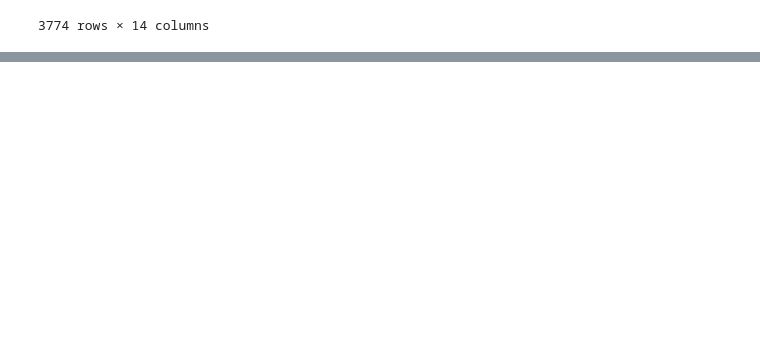
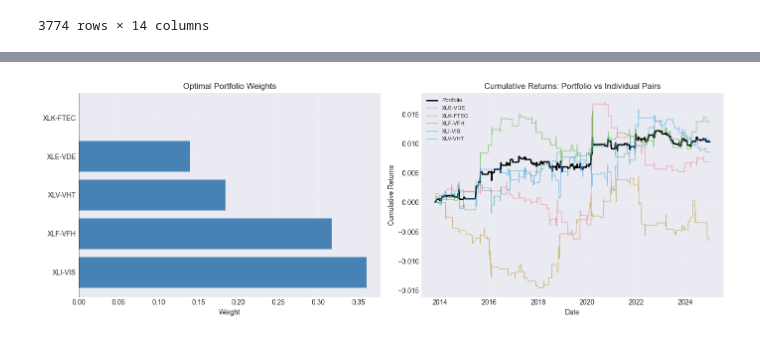
Before and after one commit to chalakorn49265/Statistical-Arbitrage-Group9, a Jupyter notebook: project/final_proj.ipynb, the cells around one changed output, grey strips where cells are left out. Cells and saved outputs as stored; diff of their text form; code cells hidden in the pictures; blank space fills up the shorter version.

```diff
--- a/project/final_proj.ipynb
+++ b/project/final_proj.ipynb
@@ -510,0 +560,16 @@ strategy_returns.plot()
+# %%
+# Extract strategy returns for all pairs
+pair_returns_dict = {
+    pair_name: results['strategy_returns']
+    for pair_name, results in pair_results.items()
+}
+
+# Display summary statistics
+returns_df = pd.DataFrame(pair_returns_dict)
+returns_df = returns_df.dropna()
+
+print("Strategy Returns Summary:")
+print("="*70)
+print(returns_df.describe())
+print(f"\nCommon date range: {returns_df.index.min().strftime('%Y-%m-%d')} to {returns_df.index.max().strftime('%Y-%m-%d')}")
+print(f"Total periods: {len(returns_df)}")
@@ -510,0 +659,31 @@ strategy_returns.plot()
+# %%
+# Visualize portfolio weights
+fig, axes = plt.subplots(1, 2, figsize=(14, 5))
+
+# Weights bar chart
+weights_df = pd.Series(optimal_weights)
+weights_df = weights_df.sort_values(key=abs, ascending=False)
+
+axes[0].barh(range(len(weights_df)), weights_df.values, color='steelblue')
+axes[0].set_yticks(range(len(weights_df)))
+axes[0].set_yticklabels(weights_df.index)
+axes[0].set_xlabel('Weight')
+axes[0].set_title('Optimal Portfolio Weights')
+axes[0].axvline(x=0, color='black', linestyle='--', linewidth=0.5)
+axes[0].grid(True, alpha=0.3)
+
+# Portfolio returns vs individual pair returns
+axes[1].plot(portfolio_returns.cumsum(), label='Portfolio', linewidth=2, color='black')
+for pair_name, returns in pair_returns_dict.items():
+    aligned_returns = returns.reindex(portfolio_returns.index, fill_value=0)
+    axes[1].plot(aligned_returns.cumsum(), label=pair_name, alpha=0.6, linewidth=1)
+axes[1].set_xlabel('Date')
+axes[1].set_ylabel('Cumulative Returns')
+axes[1].set_title('Cumulative Returns: Portfolio vs Individual Pairs')
+axes[1].legend(loc='best', fontsize=8)
+axes[1].grid(True, alpha=0.3)
+
+plt.tight_layout()
+plt.show()
+# %% [output]
+[figure, added]
```
Also changed, not shown: parts of 15 cells of this notebook, 1 other file.
